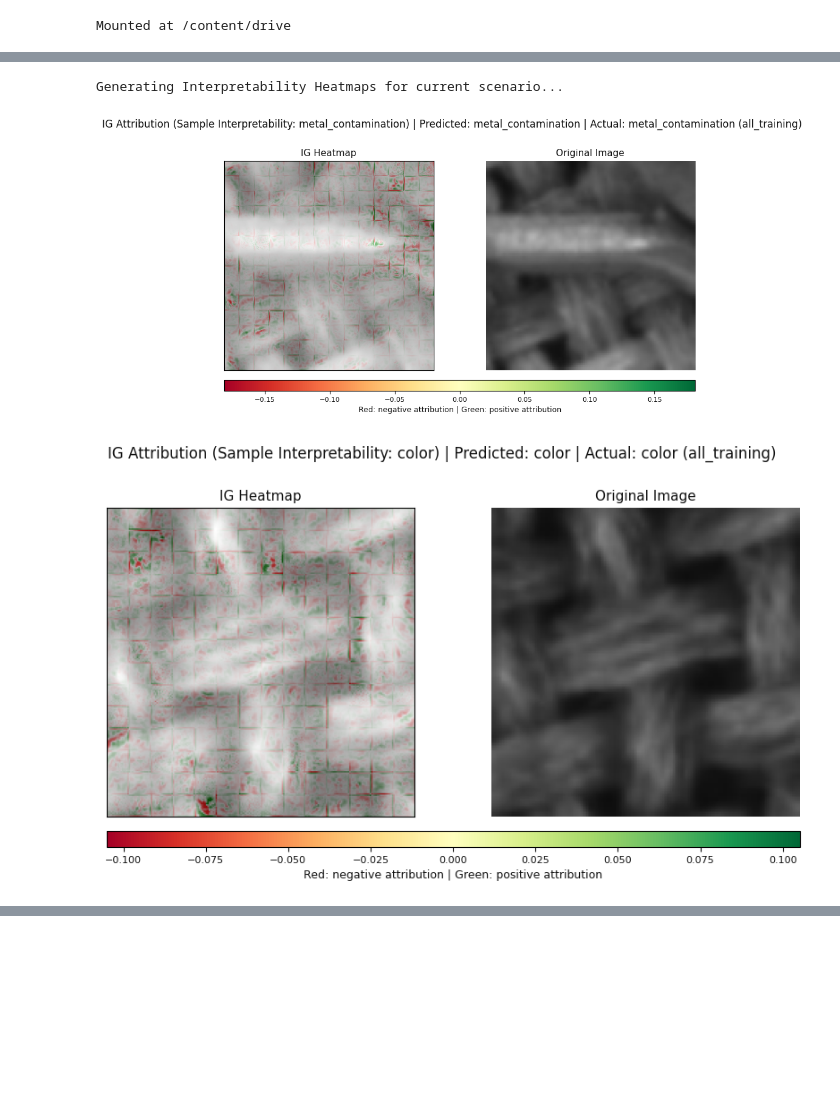
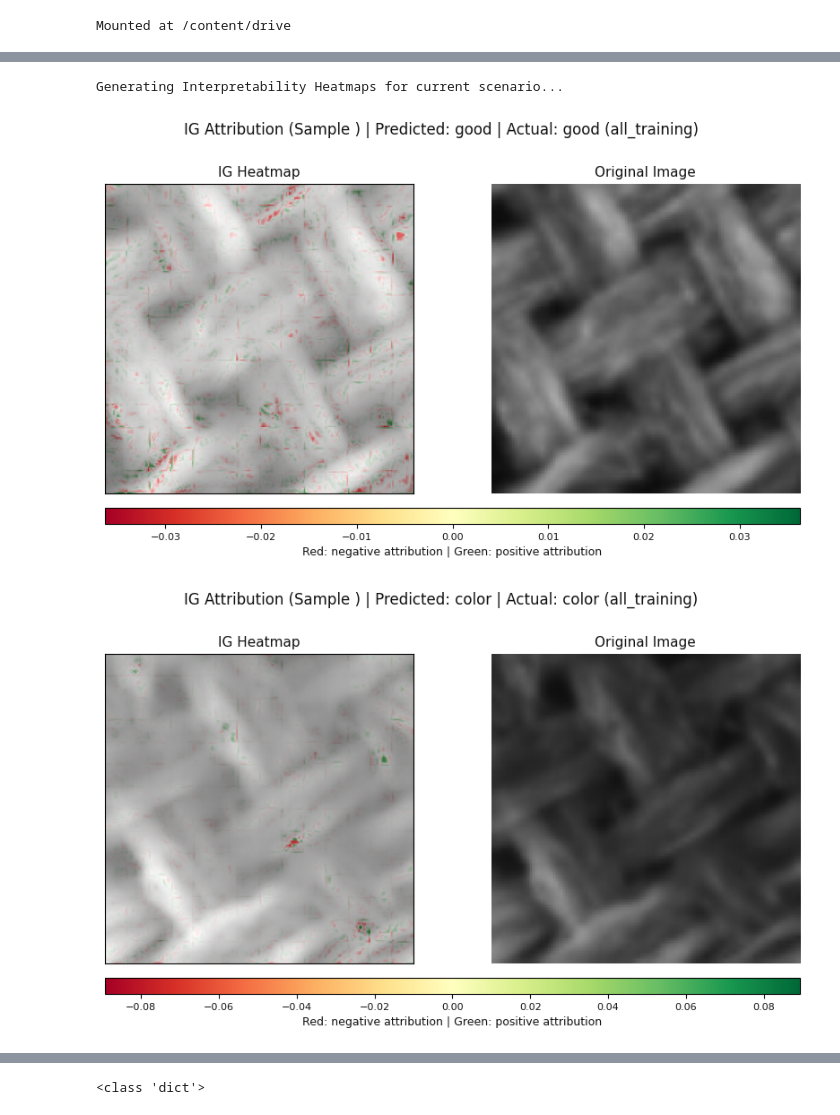
Before and after one commit to gaopengju0119-eng/CHE1148_Defect_Detecting, a Jupyter notebook: ViTmain.ipynb, the cells around one changed output, grey strips where cells are left out. Saved outputs shown, nothing was run; the diff lists cells and outputs as text; code cells hidden in the pictures; blank space fills up the shorter version.

```diff
--- a/ViTmain.ipynb
+++ b/ViTmain.ipynb
@@ -559,10 +558,10 @@ def compute_metrics(eval_pred):
 # "defect_classes" is the classes that will be included in training. Order of the list must be the same as the list above. Removing classes must be done in order from the end of the list.
 
 scenarios = [
-    {"train_factor": 3, "defect_classes": ["good","cut","color","metal_contamination","hole","thread"], "defect_ratio": 1},
-    {"train_factor": 4, "defect_classes": ["good","cut","color","metal_contamination","hole","thread"], "defect_ratio": 1},
-    {"train_factor": 6, "defect_classes": ["good","cut","color","metal_contamination","hole","thread"], "defect_ratio": 1},
-    {"train_factor": 6, "defect_classes": ["good","cut","color","metal_contamination","hole","thread"], "defect_ratio": 1}
+    {"train_factor": 0, "defect_ratio": 1, "defect_classes": ["good","cut","color","metal_contamination","hole","thread"]},
+    {"train_factor": 2, "defect_ratio": 1, "defect_classes": ["good","cut","color","metal_contamination","hole","thread"]},
+    {"train_factor": 4, "defect_ratio": 1, "defect_classes": ["good","cut","color","metal_contamination","hole","thread"]},
+    {"train_factor": 6, "defect_ratio": 1, "defect_classes": ["good","cut","color","metal_contamination","hole","thread"]},
 ]
 # Build processed dataset
 merge_data()
@@ -575,10 +574,9 @@ confusion_maxtrix_df = pd.DataFrame()
 for cfg in scenarios:
   experiment_vars = {'Model': 'ViT', 'Train Factor': cfg["train_factor"], 'Defect Ratio': cfg["defect_ratio"], '# of Classes': len(cfg["defect_classes"])}
   scenario_name = "-".join(str(value) for value in experiment_vars.values())
-
   create_clean_split(hashes, cfg["defect_classes"], cfg["train_factor"], cfg["defect_ratio"])
-  label_map = load_or_create_label_map(OUT_CSV)       # Frozen label map
   train_label_map = load_or_create_label_map(PROCESSED / "train_split.csv")       # Training label map
+  label_map = load_or_create_label_map(OUT_CSV) # Frozen label map
   print(label_map)
 
   #validate_split_labels(PROCESSED / "train_split.csv", label_map)
@@ -684,7 +682,7 @@ for cfg in scenarios:
 
   model.to(device)
 
-  early_stop = EarlyStoppingCallback(early_stopping_patience=3)
+  early_stop = EarlyStoppingCallback(early_stopping_patience=3, early_stopping_threshold=0.007)
 
   trainer = Trainer(
       model=model,
@@ -1052,55 +1125,63 @@ def get_vit_attributions(model, processor, raw_image, target_class_id):
     # Process image exactly like the training pipeline
     inputs = processor(raw_image, return_tensors="pt").to(device)
     input_tensor = inputs['pixel_values'].requires_grad_(True)
+    pred_id = np.argmax(vit_forward_wrapper(input_tensor).detach().cpu().numpy(), axis=-1)
 
     ig = IntegratedGradients(vit_forward_wrapper)
     baseline = torch.zeros_like(input_tensor).to(device)
+    blurrer = GaussianBlur(kernel_size=(21, 21), sigma=(5.0, 5.0))
+    blurred_baseline = blurrer(input_tensor)
 
     # Calculate IG
-    attributions = ig.attribute(input_tensor, baseline, target=int(target_class_id))
+    attributions = ig.attribute(input_tensor, blurred_baseline, target=int(target_class_id))
 
     # Prepare for plotting: De-normalize and convert to HWC
     img_for_plot = de_normalize(input_tensor[0], processor)
 
     # Teacher's format conversion (_to_hwc from your provided code)
     attrs_hwc = _to_hwc(attributions.detach().cpu().numpy())
     img_hwc = _to_hwc(img_for_plot.detach().cpu().numpy())
 
-    return attrs_hwc, img_hwc
+    return attrs_hwc, img_hwc, pred_id
 
 # 4. EXECUTION LOOP: RUN ONE PER DEFECT CLASS
 print("Generating Interpretability Heatmaps for current scenario...")
+label_map = load_or_create_label_map(OUT_CSV)
+test_ds = ViTTransferDataset(
+    csv_path=PROCESSED / "test_split.csv",
+    h5_path=PROCESSED / "full64.h5",
+    label_map=label_map
+  )
 
 # We use your 'train_label_map' which was defined in the training loop
+chosen_indices = [9, 9016, 18026, 24007, 32044, 42008]
+
 defect_classes = _defect_classes(label_map)
 target_class_ids = {class_id for _, class_id in defect_classes}
-sample_indices = _first_sample_index_per_class(test_ds, target_class_ids)
+#sample_indices = _first_sample_index_per_class(test_ds, target_class_ids)
+#sample_indices = get_specific_indices(test_ds, chosen_indices)
 
-for class_name, class_id in defect_classes:
-    if class_id not in sample_indices:
-        print(f"Skipping {class_name}: No samples found in test_ds.")
-        continue
-
+for idx in chosen_indices:
     # Get sample from test set
-    idx = sample_indices[class_id]
     item = test_ds[idx]
+    class_id = item['label']
     # Handle both dict and tuple dataset returns
     raw_img = item["image"] if isinstance(item, dict) else item[0]
 
     # Calculate
-    attrs, img_plot = get_vit_attributions(model, processor, raw_img, class_id)
+    attrs, img_plot, pred_class = get_vit_attributions(model, processor, raw_img, class_id)
 
     # Use teacher's plotting function
     # We pass 'class_id' for both pred and actual for the demo visualization
     plot_ig_results(
         attrs,
         img_plot,
-        predicted_class=class_id,
+        predicted_class=pred_class,
         actual_class=class_id,
         label_map=label_map,
-        sample_idx=f"Interpretability: {class_name}"
+        sample_idx=f""
     )
 # %% [output]
 Generating Interpretability Heatmaps for current scenario...
-[figure, old version]
+[figure, new version]
-[figure, old version]
+[figure, new version]
@@ -1109,0 +1192,4 @@ Generating Interpretability Heatmaps for current scenario...
+# %%
+print(type(test_ds[0]))
+# %% [output]
+<class 'dict'>
```
Also changed, not shown: parts of 9 cells of this notebook.
